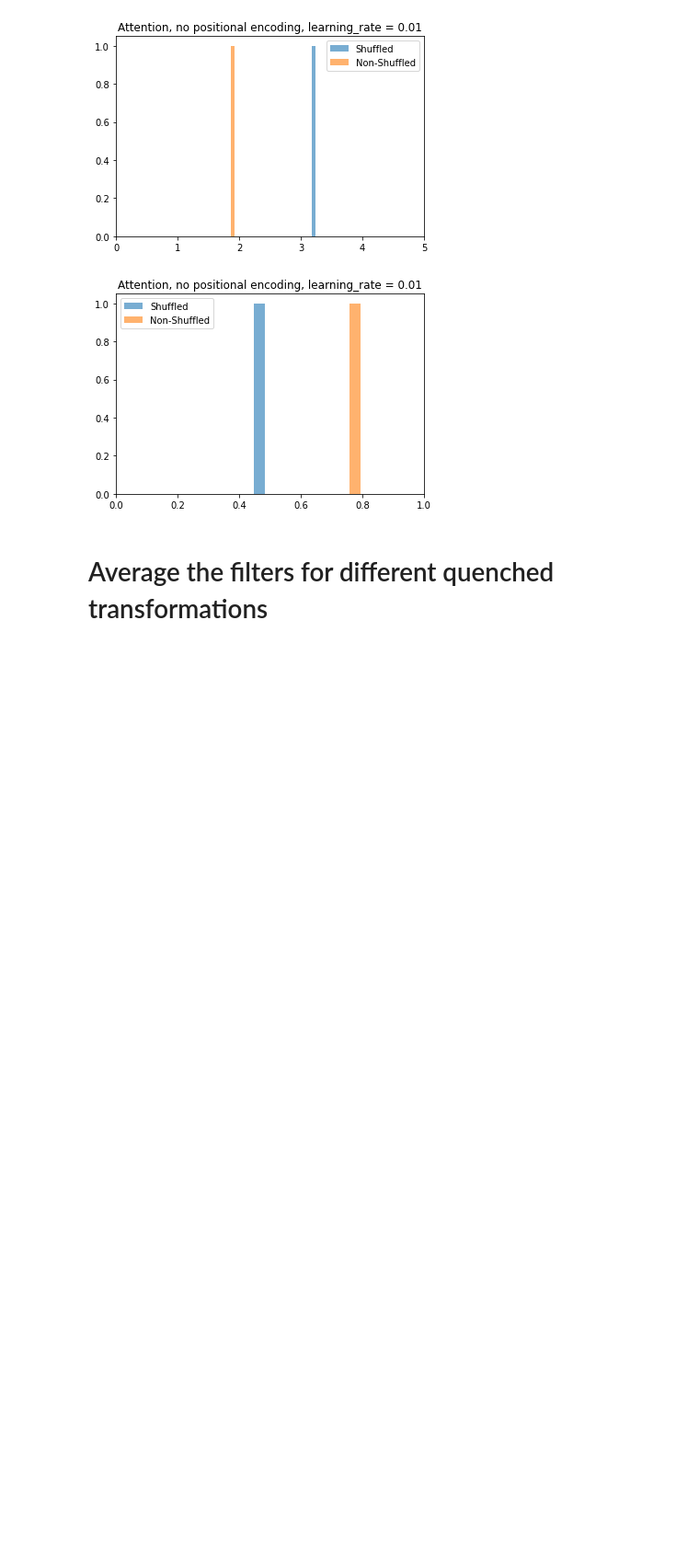
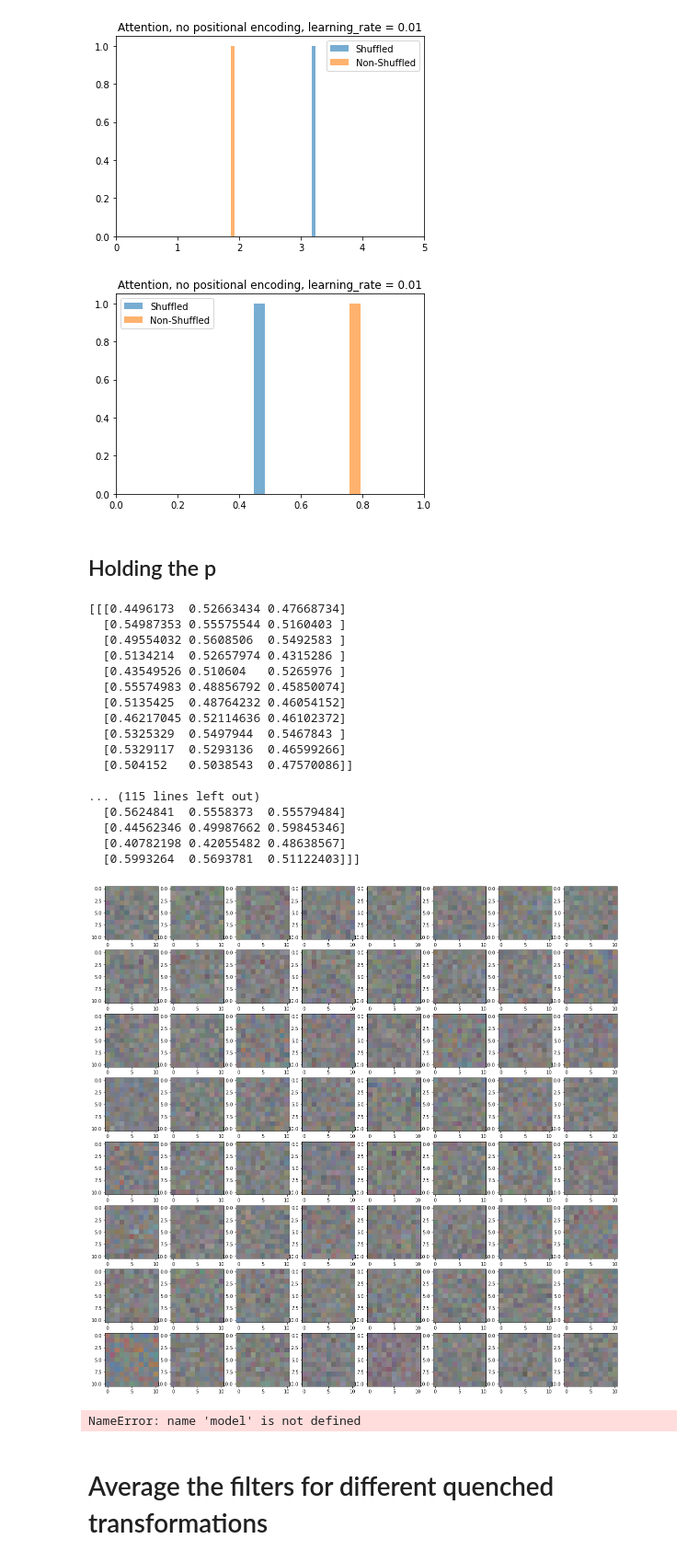
Before and after one commit to anhhuyalex/renormalization, a Jupyter notebook: tensornetworks/generalization.ipynb, the cells around one changed output. Shown at 92% size. Drawn from its saved outputs; the diff is of its cells as text; code cells hidden in the pictures; blank space fills up the shorter version.

Commit message:
Holding the shuffle permutation fixed

```diff
--- a/tensornetworks/generalization.ipynb
+++ b/tensornetworks/generalization.ipynb
@@ -44,7 +44,8 @@ attn_no_pe tensor(8458250)
 importlib.reload(utils)
 
 def get_record(model_name, shuffled, extra = ""):
-    outdir = "/scratch/gpfs/qanguyen/renorm"
+    #outdir = "/scratch/gpfs/qanguyen/renorm"
+    outdir = "/gpfs/milgram/scratch60/turk-browne/an633/renorm_quench"
     test_losses = []
     test_accs = []
     lrs = []
@@ -290,3 +185,51 @@ plot("alexnet", title = "Attention, no positional encoding, learning_rate = 0.01
+# %% [markdown]
+## Holding the p
+# %%
+importlib.reload(utils)
+
+def get_record(model_name, shuffled, extra = ""):
+    #outdir = "/scratch/gpfs/qanguyen/renorm"
+    outdir = "/gpfs/milgram/scratch60/turk-browne/an633/renorm_quench"
+
+    for f in glob.glob(f"{outdir}/{model_name}_shuffled_{shuffled}_{extra}*_rep_*")[:2]:
+        record = utils.load_file_pickle(f)
+        m = record["model"]
+        param_dict = {n:p for n, p in m}
+
+        param_dict['alexnet.features.0.weight'] = param_dict['alexnet.features.0.weight'].permute(0, 2, 3, 1) * 0.5 + 0.5
+        plt.figure(figsize=(20, 20))
+        for _ in range(64):
+            plt.subplot(8, 8, _+1)
+            v = param_dict['alexnet.features.0.weight'][_].detach().cpu().numpy()
+            if _ == 0:
+                print(v)
+            plt.imshow(v)
+            #pars[_].append(v)
+        plt.show()
+
+        print(model)
+        break
+get_record("alexnet", shuffled=True)
+# %% [output]
+[[[0.4496173  0.52663434 0.47668734]
+  [0.54987353 0.55575544 0.5160403 ]
+  [0.49554032 0.5608506  0.5492583 ]
+  [0.5134214  0.52657974 0.4315286 ]
+  [0.43549526 0.510604   0.5265976 ]
+  [0.55574983 0.48856792 0.45850074]
+  [0.5135425  0.48764232 0.46054152]
+  [0.46217045 0.52114636 0.46102372]
+  [0.5325329  0.5497944  0.5467843 ]
+  [0.5329117  0.5293136  0.46599266]
+  [0.504152   0.5038543  0.47570086]]
+
+... (115 lines left out)
+  [0.5624841  0.5558373  0.55579484]
+  [0.44562346 0.49987662 0.59845346]
+  [0.40782198 0.42055482 0.48638567]
+  [0.5993264  0.5693781  0.51122403]]]
+[figure, added]
+NameError: name 'model' is not defined
 # %% [markdown]
 # Average the filters for different quenched transformations
 # %%
```
Also changed, not shown: parts of 1 cell of this notebook.
